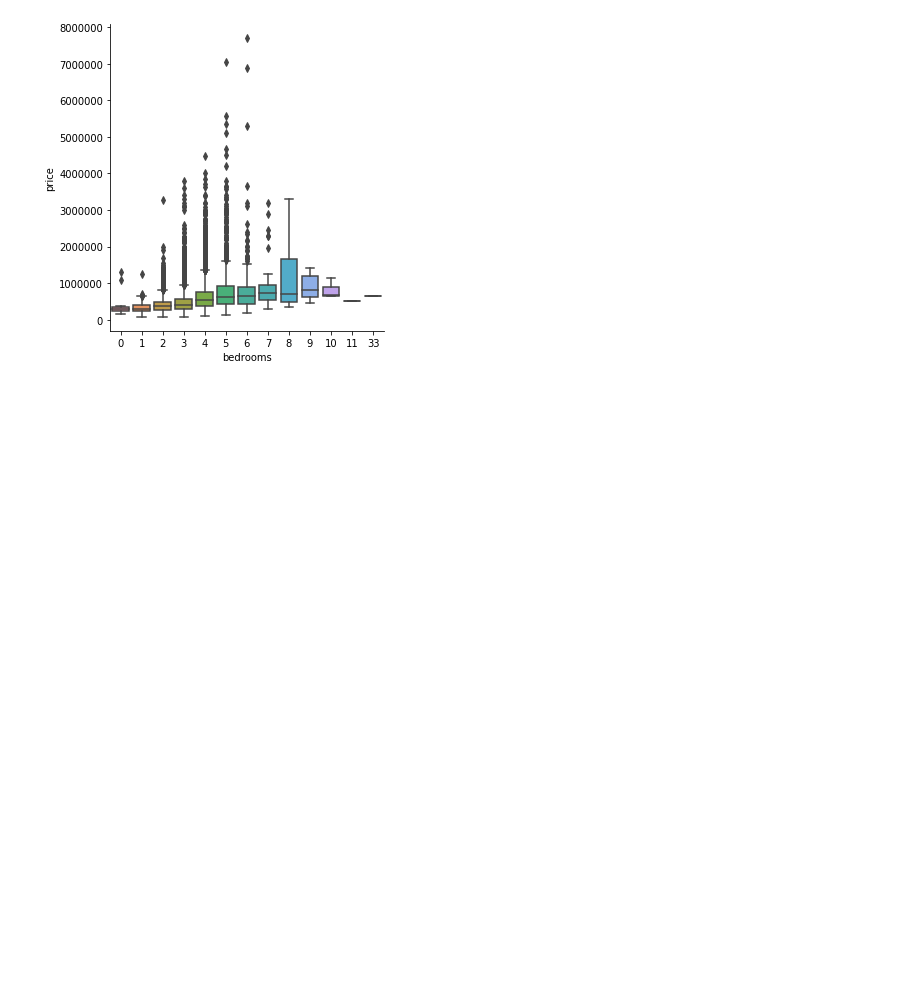
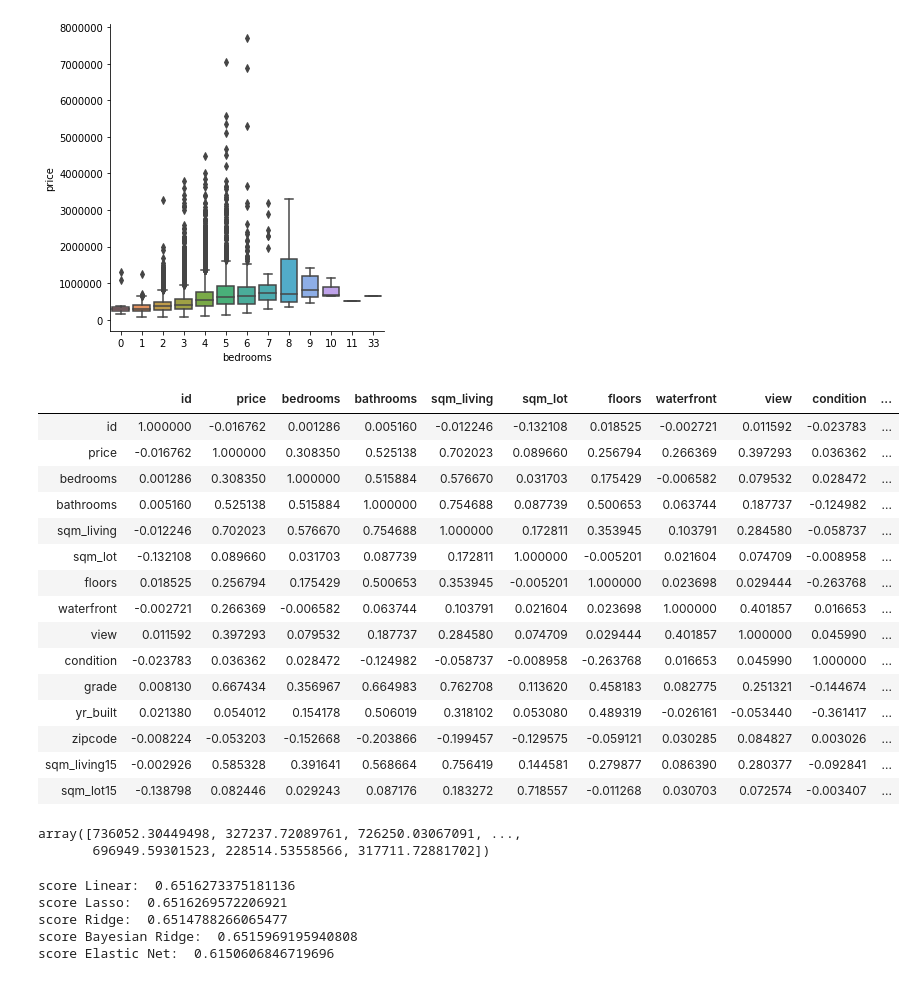
Before and after one commit to Arthurdb1999/CienciadaComputacao, a Jupyter notebook: Data Mining - Python/House Sales/HouseSales.ipynb, the cells around one changed output. Cells and saved outputs as stored; diff of their text form; code cells hidden in the pictures; blank space fills up the shorter version.

```diff
--- a/Data Mining - Python/House Sales/HouseSales.ipynb
+++ b/Data Mining - Python/House Sales/HouseSales.ipynb
@@ -158,0 +181,19 @@ sns.catplot(x="bedrooms", y="price", kind="box", data=dfhouses)
+# %%
+dfhouses.corr()
+# %% [output]
+|  | id | price | bedrooms | bathrooms | sqm_living | sqm_lot | floors | waterfront | view | condition | ... |
+| id | 1.000000 | -0.016762 | 0.001286 | 0.005160 | -0.012246 | -0.132108 | 0.018525 | -0.002721 | 0.011592 | -0.023783 | ... |
+| price | -0.016762 | 1.000000 | 0.308350 | 0.525138 | 0.702023 | 0.089660 | 0.256794 | 0.266369 | 0.397293 | 0.036362 | ... |
+| bedrooms | 0.001286 | 0.308350 | 1.000000 | 0.515884 | 0.576670 | 0.031703 | 0.175429 | -0.006582 | 0.079532 | 0.028472 | ... |
+| bathrooms | 0.005160 | 0.525138 | 0.515884 | 1.000000 | 0.754688 | 0.087739 | 0.500653 | 0.063744 | 0.187737 | -0.124982 | ... |
+| sqm_living | -0.012246 | 0.702023 | 0.576670 | 0.754688 | 1.000000 | 0.172811 | 0.353945 | 0.103791 | 0.284580 | -0.058737 | ... |
+| sqm_lot | -0.132108 | 0.089660 | 0.031703 | 0.087739 | 0.172811 | 1.000000 | -0.005201 | 0.021604 | 0.074709 | -0.008958 | ... |
+| floors | 0.018525 | 0.256794 | 0.175429 | 0.500653 | 0.353945 | -0.005201 | 1.000000 | 0.023698 | 0.029444 | -0.263768 | ... |
+| waterfront | -0.002721 | 0.266369 | -0.006582 | 0.063744 | 0.103791 | 0.021604 | 0.023698 | 1.000000 | 0.401857 | 0.016653 | ... |
+| view | 0.011592 | 0.397293 | 0.079532 | 0.187737 | 0.284580 | 0.074709 | 0.029444 | 0.401857 | 1.000000 | 0.045990 | ... |
+| condition | -0.023783 | 0.036362 | 0.028472 | -0.124982 | -0.058737 | -0.008958 | -0.263768 | 0.016653 | 0.045990 | 1.000000 | ... |
+| grade | 0.008130 | 0.667434 | 0.356967 | 0.664983 | 0.762708 | 0.113620 | 0.458183 | 0.082775 | 0.251321 | -0.144674 | ... |
+| yr_built | 0.021380 | 0.054012 | 0.154178 | 0.506019 | 0.318102 | 0.053080 | 0.489319 | -0.026161 | -0.053440 | -0.361417 | ... |
+| zipcode | -0.008224 | -0.053203 | -0.152668 | -0.203866 | -0.199457 | -0.129575 | -0.059121 | 0.030285 | 0.084827 | 0.003026 | ... |
+| sqm_living15 | -0.002926 | 0.585328 | 0.391641 | 0.568664 | 0.756419 | 0.144581 | 0.279877 | 0.086390 | 0.280377 | -0.092841 | ... |
+| sqm_lot15 | -0.138798 | 0.082446 | 0.029243 | 0.087176 | 0.183272 | 0.718557 | -0.011268 | 0.030703 | 0.072574 | -0.003407 | ... |
@@ -158,0 +205,42 @@ sns.catplot(x="bedrooms", y="price", kind="box", data=dfhouses)
+# %%
+from sklearn.linear_model import (LinearRegression, Ridge, Lasso, BayesianRidge, ElasticNet)
+
+lin = LinearRegression(normalize=True)
+lin.fit(X_train, y_train)
+lin.predict(X_test)
+
+lasso = Lasso(alpha=0.5)
+lasso.fit(X_train, y_train)
+lasso.predict(X_test)
+
+ridge = Ridge(alpha=7)
+ridge.fit(X_train, y_train)
+ridge.predict(X_test)
+
+bayes = BayesianRidge()
+bayes.fit(X_train, y_train)
+bayes.predict(X_test)
+
+elastic = ElasticNet()
+elastic.fit(X_train, y_train)
+elastic.predict(X_test)
+# %% [output]
+array([736052.30449498, 327237.72089761, 726250.03067091, ...,
+       696949.59301523, 228514.53558566, 317711.72881702])
+# %%
+score = lin.score(X_test, y_test)
+score2 = lasso.score(X_test, y_test)
+score3 = ridge.score(X_test, y_test)
+score4 = bayes.score(X_test, y_test)
+score5 = elastic.score(X_test, y_test)
+print("score Linear: ", score)
+print("score Lasso: ", score2)
+print("score Ridge: ", score3)
+print("score Bayesian Ridge: ", score4)
+print("score Elastic Net: ", score5)
+# %% [output]
+score Linear:  0.6516273375181136
+score Lasso:  0.6516269572206921
+score Ridge:  0.6514788266065477
+score Bayesian Ridge:  0.6515969195940808
+score Elastic Net:  0.6150606846719696
```
Also changed, not shown: parts of 9 cells of this notebook.
